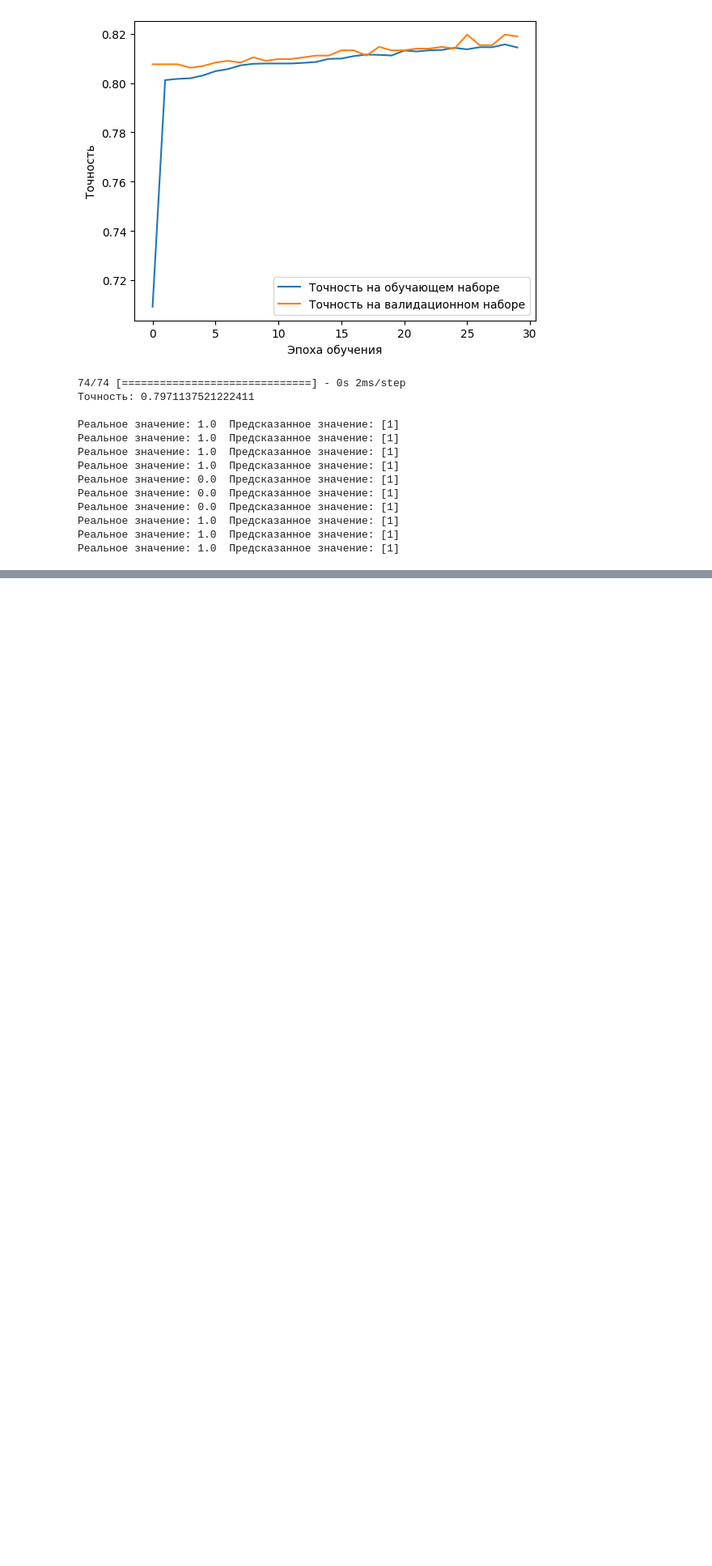
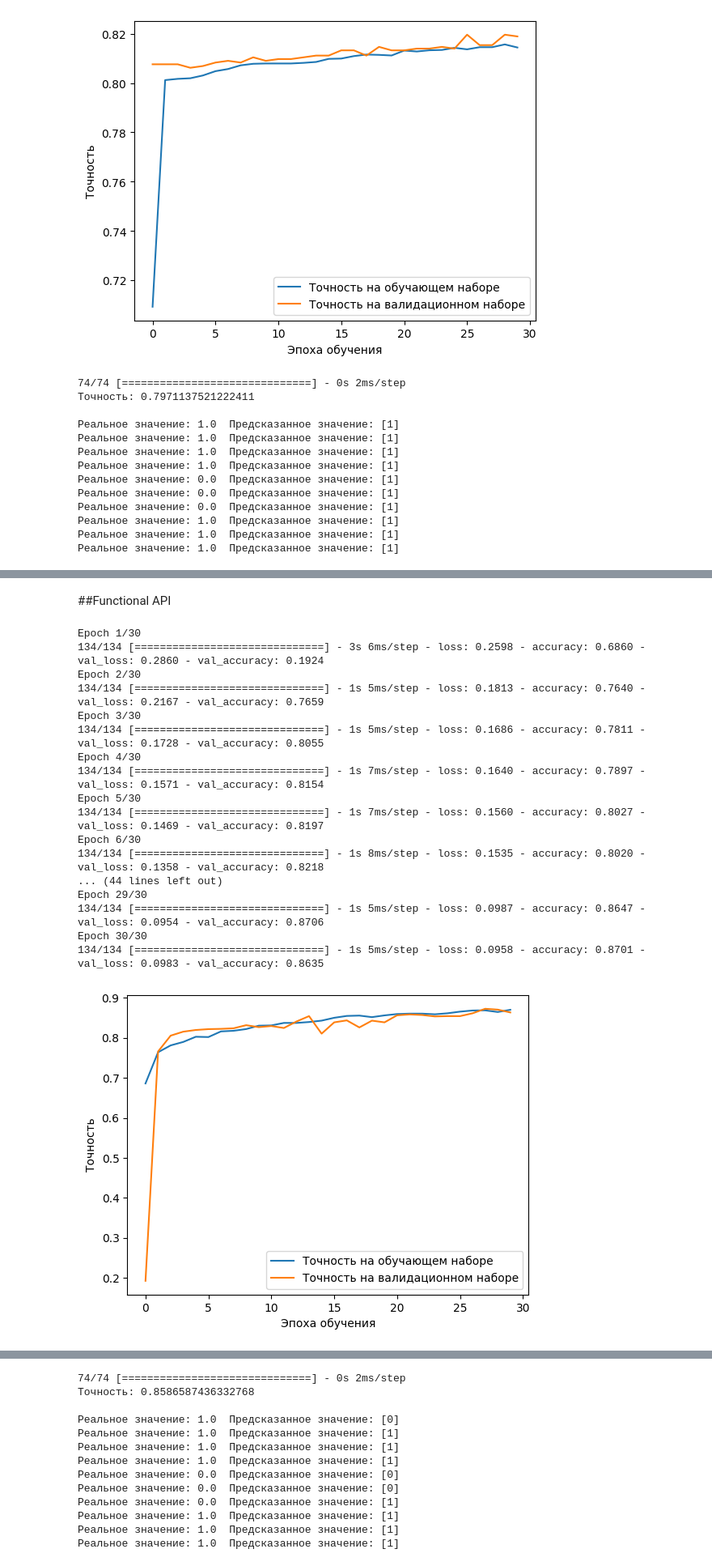
Before and after one commit to Untick/Usedesk, a Jupyter notebook: Yashin Mikhail/Задание_1.ipynb, the cells around one changed output, grey strips where cells are left out. Shown at 81% size. Saved outputs shown, nothing was run; the diff lists cells and outputs as text; code cells hidden in the pictures; blank space fills up the shorter version.

```diff
--- a/Yashin Mikhail/Задание_1.ipynb
+++ b/Yashin Mikhail/Задание_1.ipynb
@@ -1166,0 +1449,49 @@ Epoch 30/30
+# %% [markdown]
+##Functional API
+# %%
+input = keras.Input(shape=(x_train_02.shape[1], ))
+x = keras.layers.Dense(60, activation = 'relu')(input)
+x = keras.layers.Dense(300, activation = 'relu')(x)
+x = keras.layers.BatchNormalization()(x)
+x = keras.layers.Dense(30, activation = 'relu')(x)
+x = keras.layers.Dropout(0.3)(x)
+output = keras.layers.Dense(1, activation='linear')(x)
+func_model = Model(inputs = input, outputs = output)
+func_model.compile(optimizer=Adam(learning_rate=1e-3), loss='mse', metrics=['accuracy'])
+
+history =  func_model.fit(x_train_02,
+                     y_train_02,
+                     batch_size=60,
+                     epochs=30,
+                     validation_split=0.15,
+                     verbose=1)
+plot_history(history)
+plt.plot(history.history['loss'],
+         label='Ошибка на обучающем наборе')
+plt.plot(history.history['val_loss'],
+         label='Ошибка на проверочном наборе')
+plt.xlabel('Эпоха обучения')
+plt.ylabel('Ошибка')
+plt.legend()
+plt.show()
+
+eval_net_acc(func_model, x_test_02, y_test_02)
+# %% [output]
+Epoch 1/30
+134/134 [==============================] - 3s 6ms/step - loss: 0.2598 - accuracy: 0.6860 - val_loss: 0.2860 - val_accuracy: 0.1924
+Epoch 2/30
+134/134 [==============================] - 1s 5ms/step - loss: 0.1813 - accuracy: 0.7640 - val_loss: 0.2167 - val_accuracy: 0.7659
+Epoch 3/30
+134/134 [==============================] - 1s 5ms/step - loss: 0.1686 - accuracy: 0.7811 - val_loss: 0.1728 - val_accuracy: 0.8055
+Epoch 4/30
+134/134 [==============================] - 1s 7ms/step - loss: 0.1640 - accuracy: 0.7897 - val_loss: 0.1571 - val_accuracy: 0.8154
+Epoch 5/30
+134/134 [==============================] - 1s 7ms/step - loss: 0.1560 - accuracy: 0.8027 - val_loss: 0.1469 - val_accuracy: 0.8197
+Epoch 6/30
+134/134 [==============================] - 1s 8ms/step - loss: 0.1535 - accuracy: 0.8020 - val_loss: 0.1358 - val_accuracy: 0.8218
+... (44 lines left out)
+Epoch 29/30
+134/134 [==============================] - 1s 5ms/step - loss: 0.0987 - accuracy: 0.8647 - val_loss: 0.0954 - val_accuracy: 0.8706
+Epoch 30/30
+134/134 [==============================] - 1s 5ms/step - loss: 0.0958 - accuracy: 0.8701 - val_loss: 0.0983 - val_accuracy: 0.8635
+[figure, added]
@@ -1166,0 +1499,13 @@ Epoch 30/30
+74/74 [==============================] - 0s 2ms/step
+Точность: 0.8586587436332768
+
+Реальное значение: 1.0  Предсказанное значение: [0]
+Реальное значение: 1.0  Предсказанное значение: [1]
+Реальное значение: 1.0  Предсказанное значение: [1]
+Реальное значение: 1.0  Предсказанное значение: [1]
+Реальное значение: 0.0  Предсказанное значение: [0]
+Реальное значение: 0.0  Предсказанное значение: [0]
+Реальное значение: 0.0  Предсказанное значение: [1]
+Реальное значение: 1.0  Предсказанное значение: [1]
+Реальное значение: 1.0  Предсказанное значение: [1]
+Реальное значение: 1.0  Предсказанное значение: [1]
```
Also changed, not shown: parts of 76 cells of this notebook.
